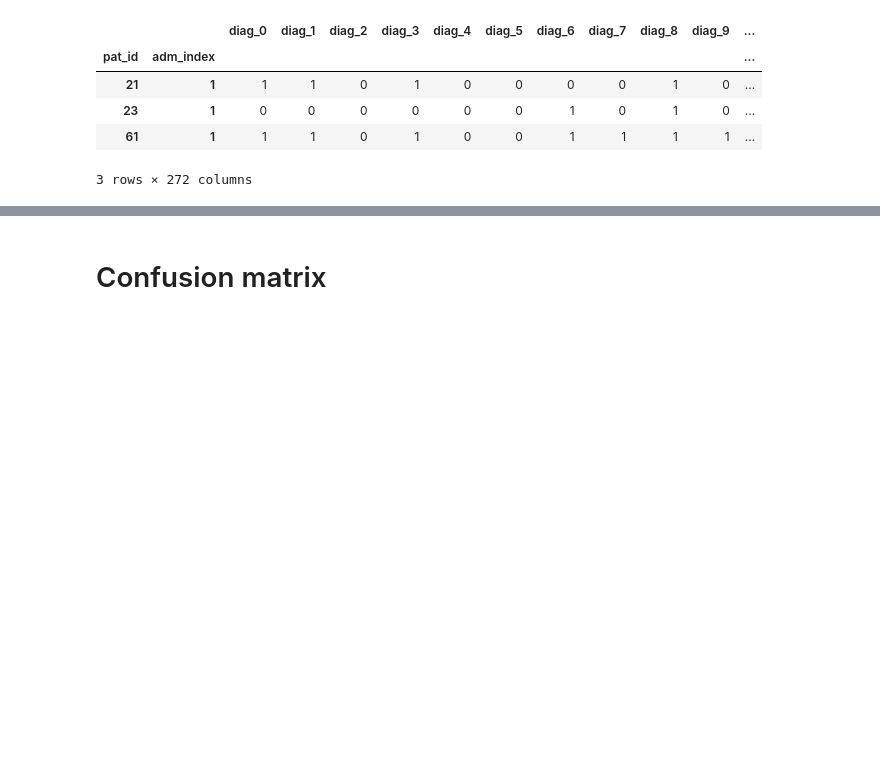
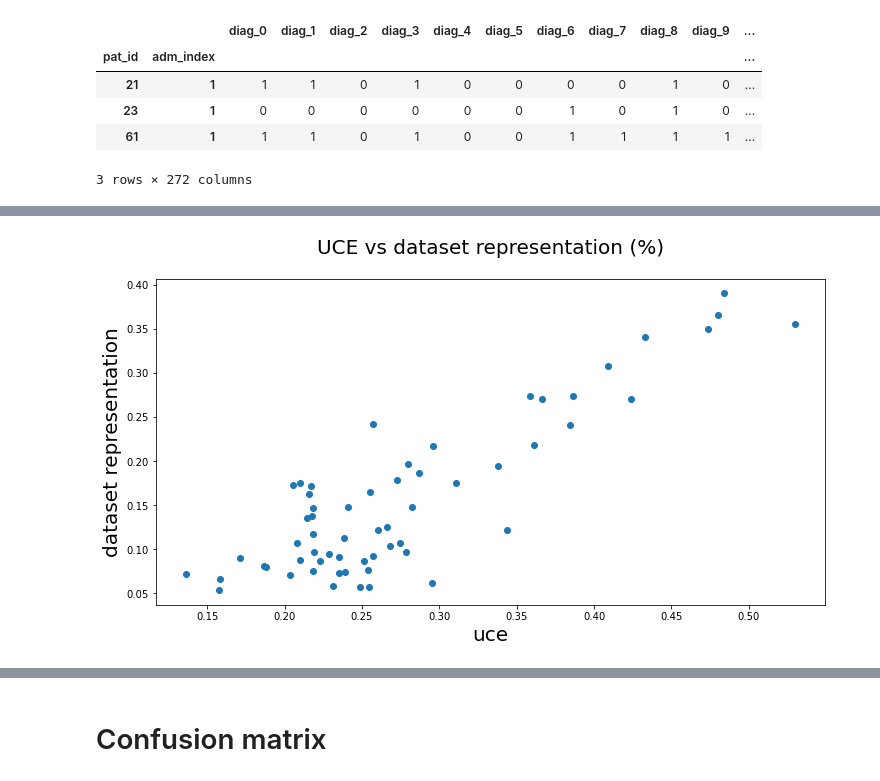
Before and after one commit to snovaisg/master-thesis, a Jupyter notebook: Accuracy as a function of confidence.ipynb, the cells around one changed output, grey strips where cells are left out. Cells and saved outputs as stored; diff of their text form; code cells hidden in the pictures; blank space fills up the shorter version.

```diff
--- a/Accuracy as a function of confidence.ipynb
+++ b/Accuracy as a function of confidence.ipynb
@@ -281,0 +371,14 @@ plt.scatter(x=uce_vs_repr['uce'],
+# %%
+# ignore diagnostics that appear less than 5% of the time
+mask = uce_vs_repr.representation > 0.05
+# %%
+plt.figure(figsize=(12,6));
+
+fig = plt.scatter(x=uce_vs_repr['uce'][mask],
+            y=uce_vs_repr['representation'][mask])
+plt.xlabel('uce',fontdict={'fontsize':20})
+plt.ylabel('dataset representation',fontdict={'fontsize':20})
+plt.title('UCE vs dataset representation (%)',fontdict={'fontsize':20},pad=25)
+plt.show();
+# %% [output]
+[figure, added]
```
Also changed, not shown: parts of 20 cells of this notebook, 7 other files.
